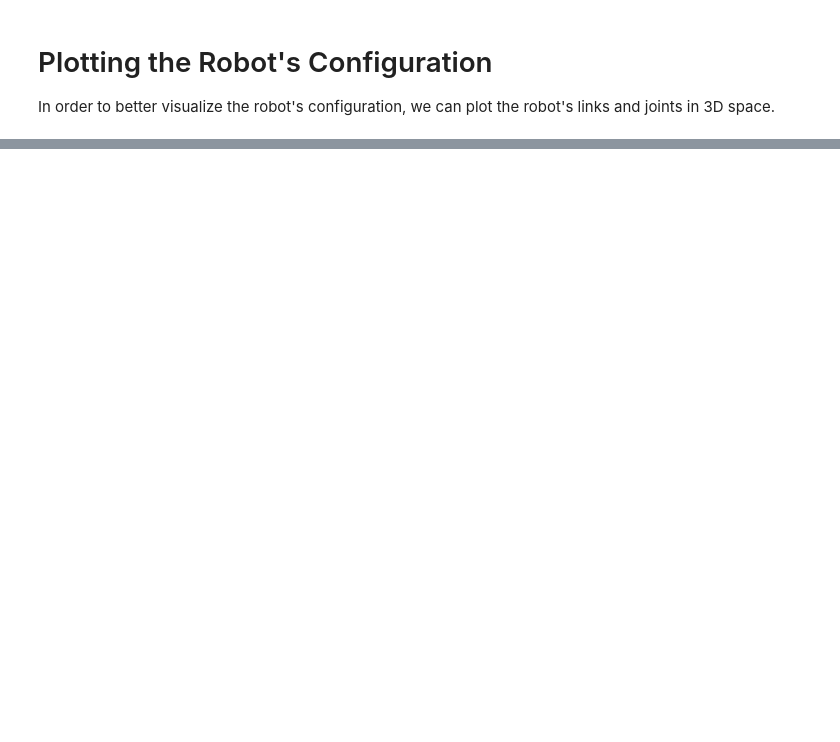
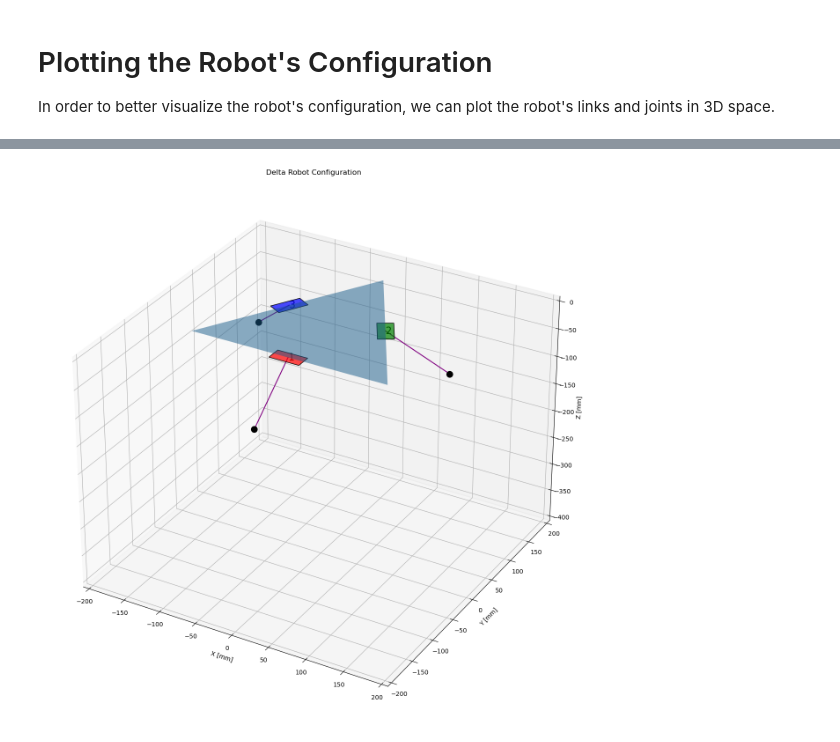
Before and after one commit to Sharwin24/DeltaRobot, a Jupyter notebook: delta_kinematics.ipynb, the cells around one changed output, grey strips where cells are left out. Cells and saved outputs as stored; diff of their text form; code cells hidden in the pictures; blank space fills up the shorter version.

```diff
--- a/delta_kinematics.ipynb
+++ b/delta_kinematics.ipynb
@@ -211,6 +224,33 @@ def knee_joints(theta1,theta2,theta3):
   knee_3 = ((-sqrt3/2)*(WB+L*np.cos(theta3)), (1/2)*(WB+L*np.cos(theta3)), -L*np.sin(theta3))
   return (knee_1, knee_2, knee_3)
 
+def draw_motor(ax, motor_position, angle, motor_id):
+  motor_width= 20
+  motor_length= 40
+  motor_colors = {'1': 'red', '2': 'green', '3': 'blue'}
+
+  dx = motor_length / 2
+  dy = motor_width / 2
+
+  local_corners = np.array([
+    [-dx, -dy],
+    [dx, -dy],
+    [dx, dy],
+    [-dx, dy]
+  ])
+
+  R = np.array([
+    [np.cos(angle), -np.sin(angle)],
+    [np.sin(angle), np.cos(angle)]
+  ])
+
+  rotated_corners = (local_corners @ R.T) + np.array(motor_position[:2])
+  corners_3d = np.column_stack((rotated_corners, np.full(4, motor_position[2])))
+  poly = Poly3DCollection([corners_3d], facecolor=motor_colors[motor_id], edgecolor='black', alpha=0.7)
+  ax.add_collection3d(poly)
+
+  # Write the motor ID at the motor positions (adjusted locally vertically)
+  ax.text(*motor_position, motor_id, color='black', fontsize=16, verticalalignment='center')
 
 def plot_robot(theta1, theta2, theta3):
   # Calculate the knee joint positions
@@ -225,22 +265,52 @@ def plot_robot(theta1, theta2, theta3):
   pv1, pv2, pv3 = platform_vertices(platform_position)
 
   # Create a 3D plot
-  fig = plt.figure()
+  fig = plt.figure(figsize=(16, 16))
   ax = fig.add_subplot(111, projection='3d')
 
-  # Draw the Base Triangle centered at the origin with
-  # the vertices at the calculated positions
-  ax.plot_trisurf([bv1[0], bv2[0], bv3[0]], [bv1[1], bv2[1], bv3[1]], [bv1[2], bv2[2], bv3[2]])
+  # Draw the Base Triangle centered at the origin with the vertices at the calculated positions
+  ax.plot_trisurf([bv1[0], bv2[0], bv3[0]], [bv1[1], bv2[1], bv3[1]], [bv1[2], bv2[2], bv3[2]], alpha=0.5)
 
   # Draw small rectangles at the motor positions in the same plane as the base triangle XY plane
-  motor_width = 10
-  motor_length = 20
-  for m in [m1, m2, m3]:
-    m_x, m_y, m_z = m
-    # Draw a 2D rectangle centered at the motor position
-    ax.plot([m_x - motor_length/2, m_x + motor_length/2], [m_y - motor_width/2, m_y - motor_width/2], [m_z, m_z])
+  motor_angle1 = np.arctan2(bv1[1] - bv3[1], bv1[0] - bv3[0]) # Side between bv1 and bv3
+  motor_angle2 = np.arctan2(bv2[1] - bv1[1], bv2[0] - bv1[0]) # Side between bv1 and bv2
+  motor_angle3 = np.arctan2(bv3[1] - bv2[1], bv3[0] - bv2[0]) # Side between bv2 and bv3
+  draw_motor(ax, m1, motor_angle1, '1')
+  draw_motor(ax, m2, motor_angle2, '2')
+  draw_motor(ax, m3, motor_angle3, '3')
 
+  # Draw the active links connecting the motors to the knee joints
+  ax.plot([m1[0], knee_1[0]], [m1[1], knee_1[1]], [m1[2], knee_1[2]], color='purple')
+  ax.plot([m2[0], knee_2[0]], [m2[1], knee_2[1]], [m2[2], knee_2[2]], color='purple')
+  ax.plot([m3[0], knee_3[0]], [m3[1], knee_3[1]], [m3[2], knee_3[2]], color='purple')
+
+
+  # Draw the Knee Joints as small spheres
+  ax.scatter(*knee_1, color='black', s=100)
+  ax.scatter(*knee_2, color='black', s=100)
+  ax.scatter(*knee_3, color='black', s=100)
+
+  # Draw the passive links as rectangles from the knee joints to the platform vertices
+  # The width is h and the length is ell
+  ax.plot([knee_1[0], pv1[0]], [knee_1[1], pv1[1]], [knee_1[2], pv1[2]], color='black')
+  ax.plot([knee_2[0], pv2[0]], [knee_2[1], pv2[1]], [knee_2[2], pv2[2]], color='black')
+  ax.plot([knee_3[0], pv3[0]], [knee_3[1], pv3[1]], [knee_3[2], pv3[2]], color='black')
 
   # Draw the Platform Triangle centered at the platform position
   # with the vertices at the calculated positions
-  ax.plot_trisurf([pv1[0], pv2[0], pv3[0]], [pv1[1], pv2[1], pv3[1]], [pv1[2], pv2[2], pv3[2]])
+  ax.plot_trisurf([pv1[0], pv2[0], pv3[0]], [pv1[1], pv2[1], pv3[1]], [pv1[2], pv2[2], pv3[2]], alpha=0.5)
+
+  # Style the Plot
+  ax.set_xlabel('X [mm]')
+  ax.set_ylabel('Y [mm]')
+  ax.set_zlabel('Z [mm]')
+  ax.set_title('Delta Robot Configuration')
+  ax.set_xlim(-200, 200)
+  ax.set_ylim(-200, 200)
+  ax.set_zlim(-400, 0)
+
+  plt.show()
+
+
+plot_robot(np.pi/4,np.pi/4,np.pi/4)
+# %% [output]
@@ -246,0 +321 @@ def plot_robot(theta1, theta2, theta3):
+[figure, added]
```
Also changed, not shown: parts of 7 cells of this notebook.
